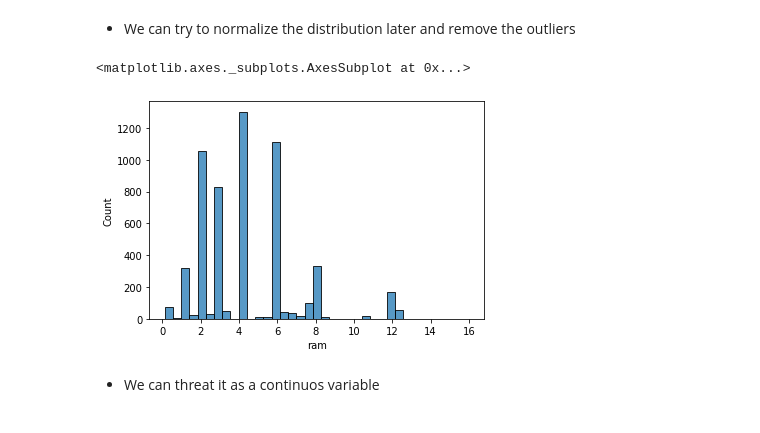
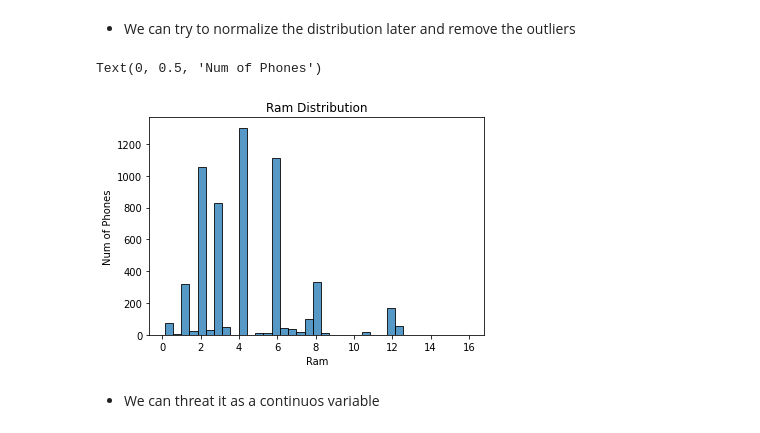
Before and after one commit to LeonMilosevic/e-bay_phone_evaluator, a Jupyter notebook: phone_evaluator.ipynb, the cells around one changed output. Drawn from its saved outputs; the diff is of its cells as text; code cells hidden in the pictures.

```diff
--- a/phone_evaluator.ipynb
+++ b/phone_evaluator.ipynb
@@ -478,9 +485,13 @@ sns.distplot(phone_data['price'])
 # %% [markdown]
 - We can try to normalize the distribution later and remove the outliers
-# %%
-sns.histplot(phone_data['ram'])
-# %% [output]
-<matplotlib.axes._subplots.AxesSubplot at 0x...>
-[figure, removed]
+# %%
+sns.histplot(phone_data['ram'])
+
+plt.title('Ram Distribution')
+plt.xlabel('Ram')
+plt.ylabel('Num of Phones')
+# %% [output]
+Text(0, 0.5, 'Num of Phones')
+[figure, added]
 # %% [markdown]
 - We can threat it as a continuos variable
```
Also changed, not shown: parts of 23 cells of this notebook.
